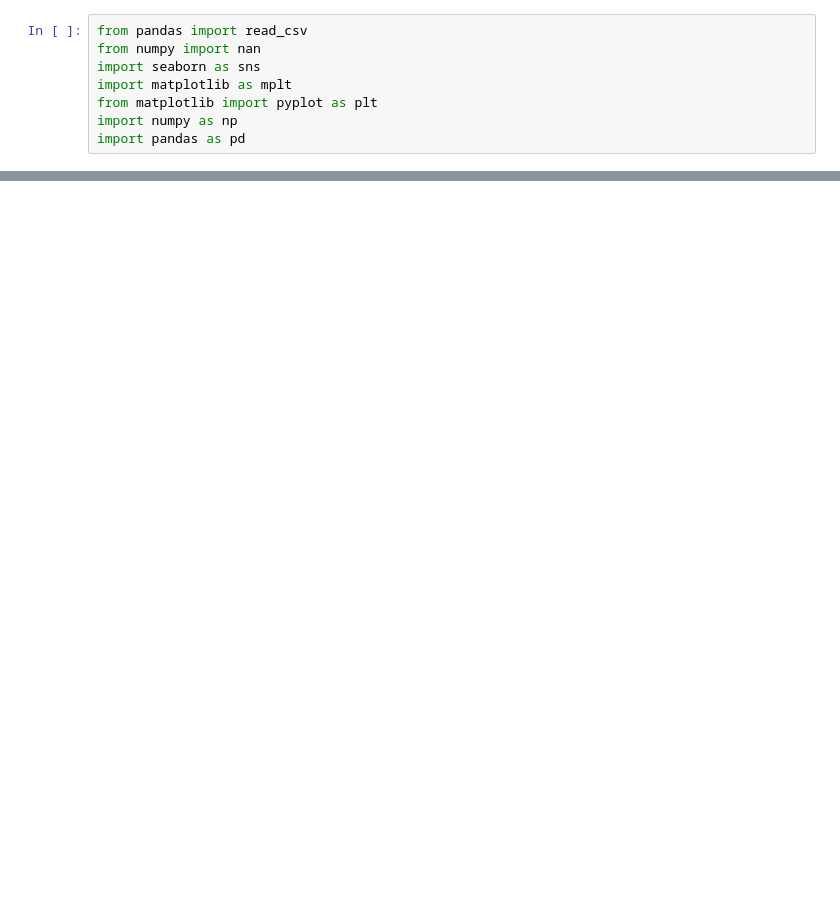
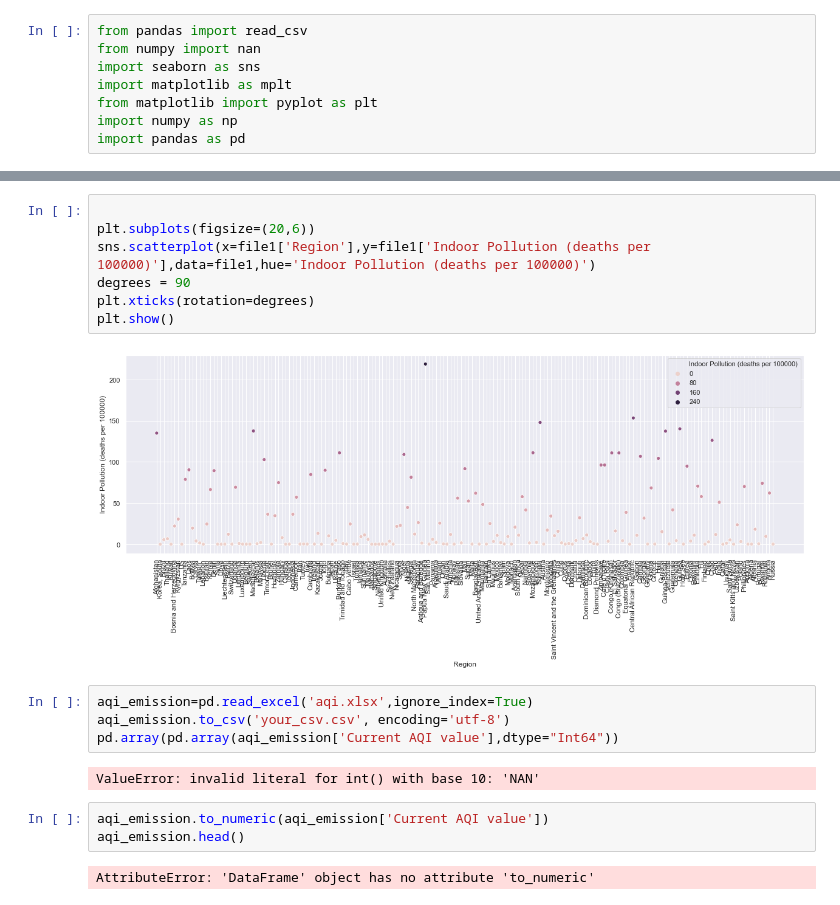
Before and after one commit to saikrishna-prathapaneni/covid19_and_pollution, a Jupyter notebook: pollution_data_analysis.ipynb, the cells around one changed output, grey strips where cells are left out. Drawn from its saved outputs; the diff is of its cells as text; blank space fills up the shorter version.

```diff
--- a/pollution_data_analysis.ipynb
+++ b/pollution_data_analysis.ipynb
@@ -89,0 +127,20 @@ ax = sns.lineplot(x="Year", y="Outdoor air pollution death rates (deaths per 100
+# %%
+
+plt.subplots(figsize=(20,6))
+sns.scatterplot(x=file1['Region'],y=file1['Indoor Pollution (deaths per 100000)'],data=file1,hue='Indoor Pollution (deaths per 100000)')
+degrees = 90
+plt.xticks(rotation=degrees)
+plt.show()
+# %% [output]
+[figure, added]
+# %%
+aqi_emission=pd.read_excel('aqi.xlsx',ignore_index=True)
+aqi_emission.to_csv('your_csv.csv', encoding='utf-8')
+pd.array(pd.array(aqi_emission['Current AQI value'],dtype="Int64"))
+# %% [output]
+ValueError: invalid literal for int() with base 10: 'NAN'
+# %%
+aqi_emission.to_numeric(aqi_emission['Current AQI value'])
+aqi_emission.head()
+# %% [output]
+AttributeError: 'DataFrame' object has no attribute 'to_numeric'
```
Also changed, not shown: parts of 12 cells of this notebook, 3 other files.
